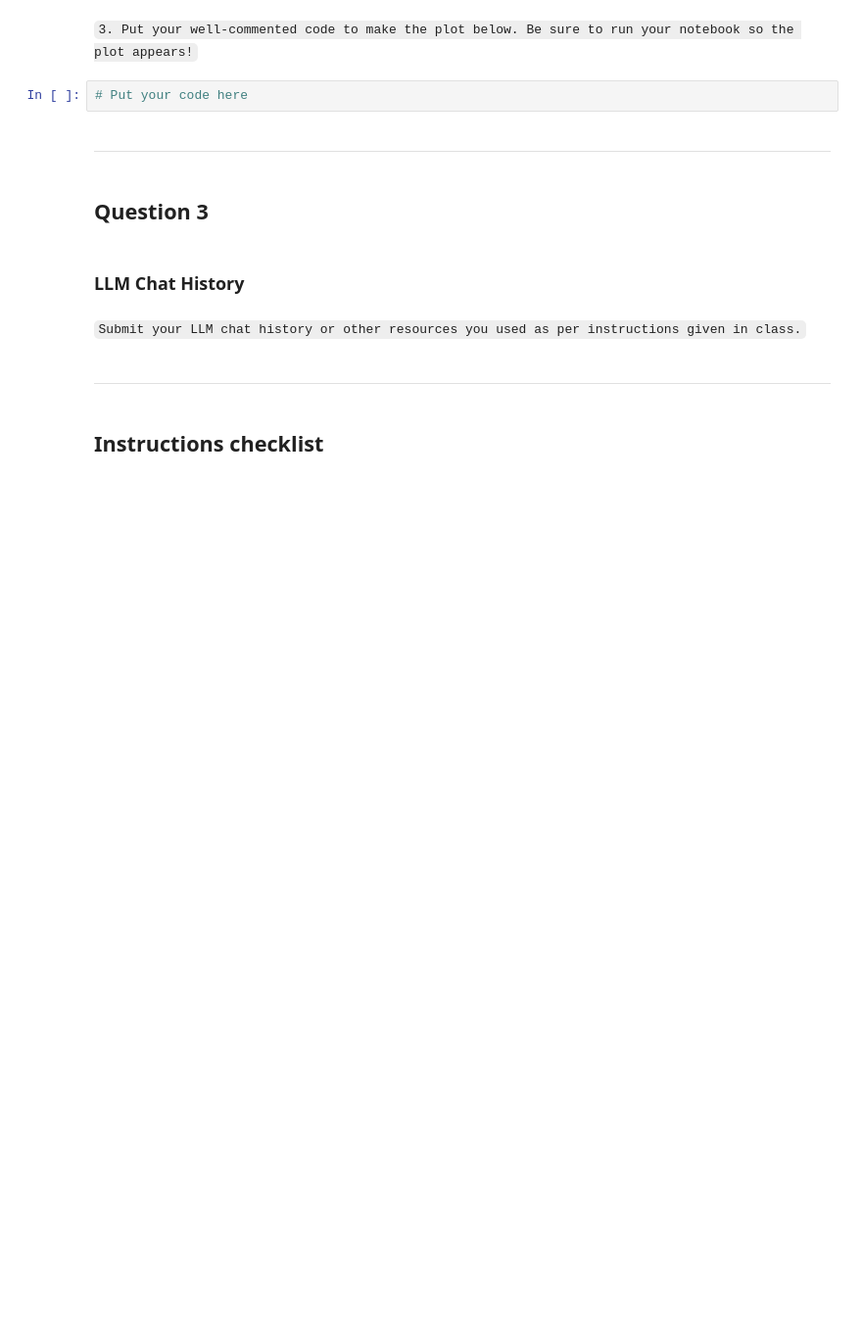
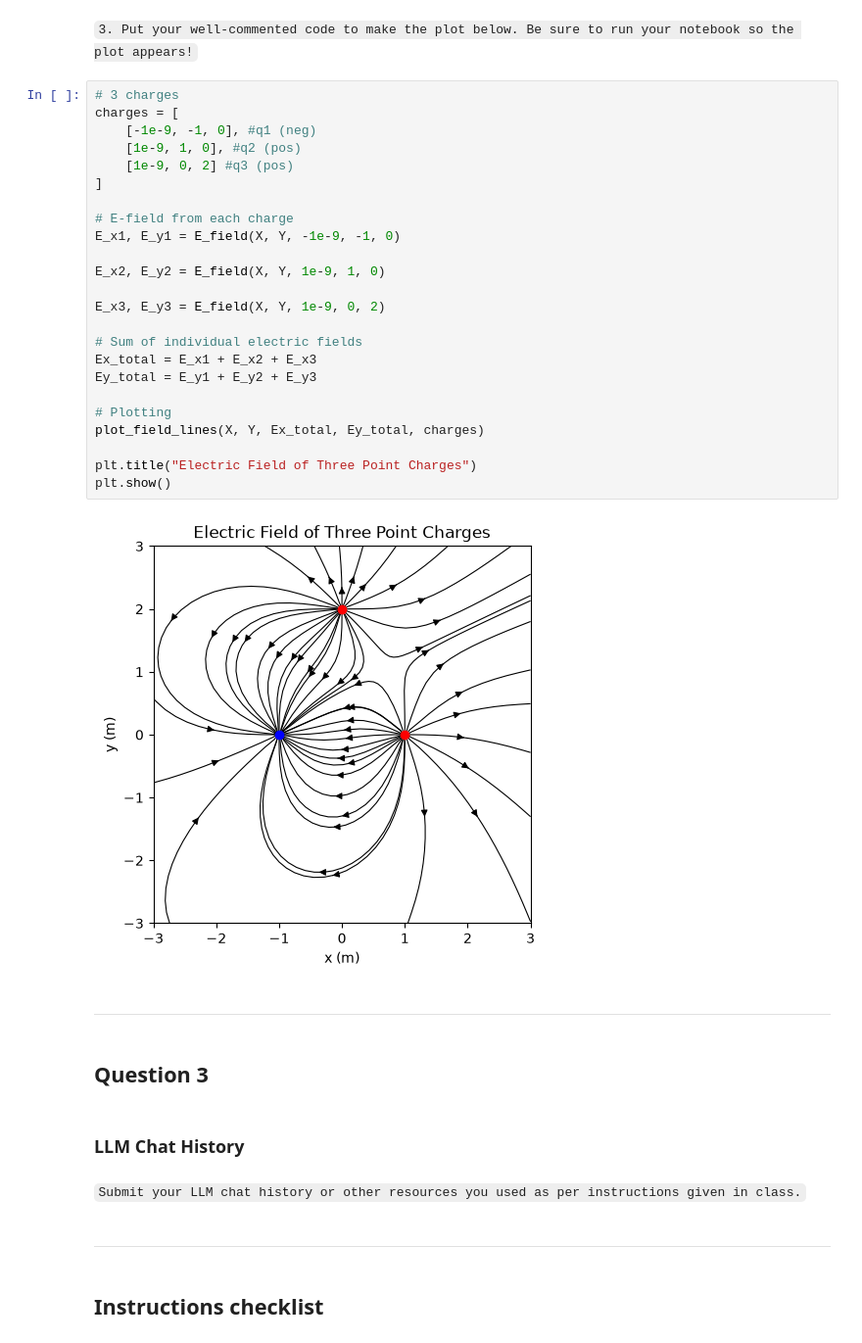
Before and after one commit to McPetane-Jr/PRACTICALS, a Jupyter notebook: Computational Physics/Week 9/4503127_prac4.ipynb, the cells around one changed output. Shown at 98% size. Drawn from its saved outputs; the diff is of its cells as text; blank space fills up the shorter version.

```diff
--- a/Computational Physics/Week 9/4503127_prac4.ipynb
+++ b/Computational Physics/Week 9/4503127_prac4.ipynb
@@ -193,7 +227,31 @@ plt.show()
 # %% [markdown]
 `3. Put your well-commented code to make the plot below. Be sure to run your notebook so the plot appears!`
 # %%
-# Put your code here
+# 3 charges
+charges = [
+    [-1e-9, -1, 0], #q1 (neg)
+    [1e-9, 1, 0], #q2 (pos)
+    [1e-9, 0, 2] #q3 (pos)
+]
+
+# E-field from each charge
+E_x1, E_y1 = E_field(X, Y, -1e-9, -1, 0)
+
+E_x2, E_y2 = E_field(X, Y, 1e-9, 1, 0)
+
+E_x3, E_y3 = E_field(X, Y, 1e-9, 0, 2)
+
+# Sum of individual electric fields
+Ex_total = E_x1 + E_x2 + E_x3
+Ey_total = E_y1 + E_y2 + E_y3
+
+# Plotting
+plot_field_lines(X, Y, Ex_total, Ey_total, charges)
+
+plt.title("Electric Field of Three Point Charges")
+plt.show()
+# %% [output]
+[figure, added]
 # %% [markdown]
 ----------------------------
 # %% [markdown]
```
Also changed, not shown: parts of 2 cells of this notebook.
